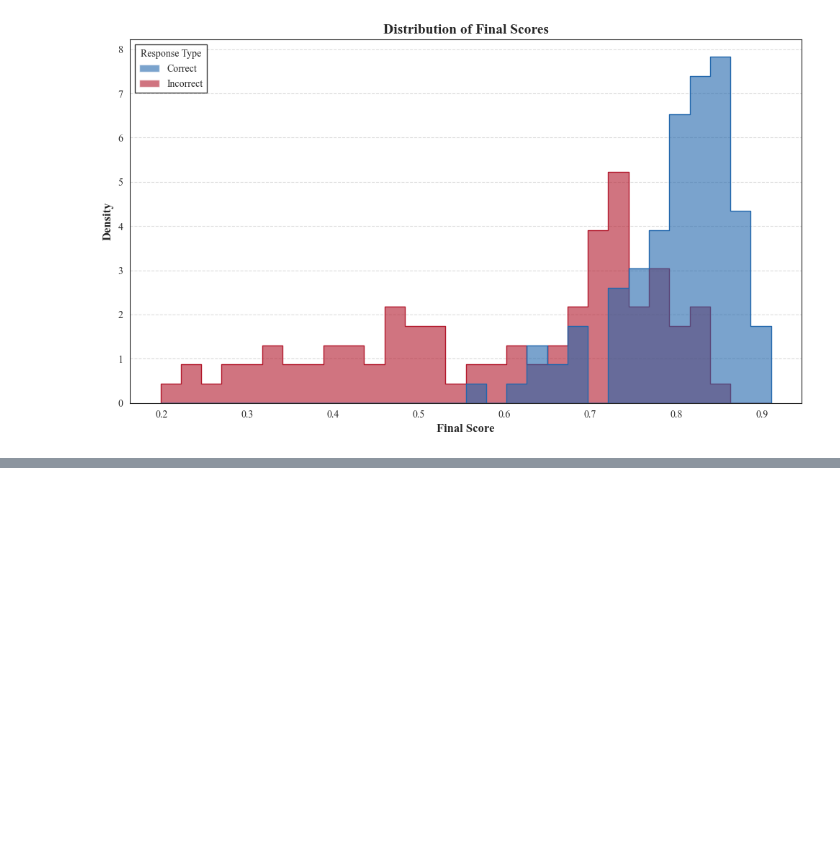
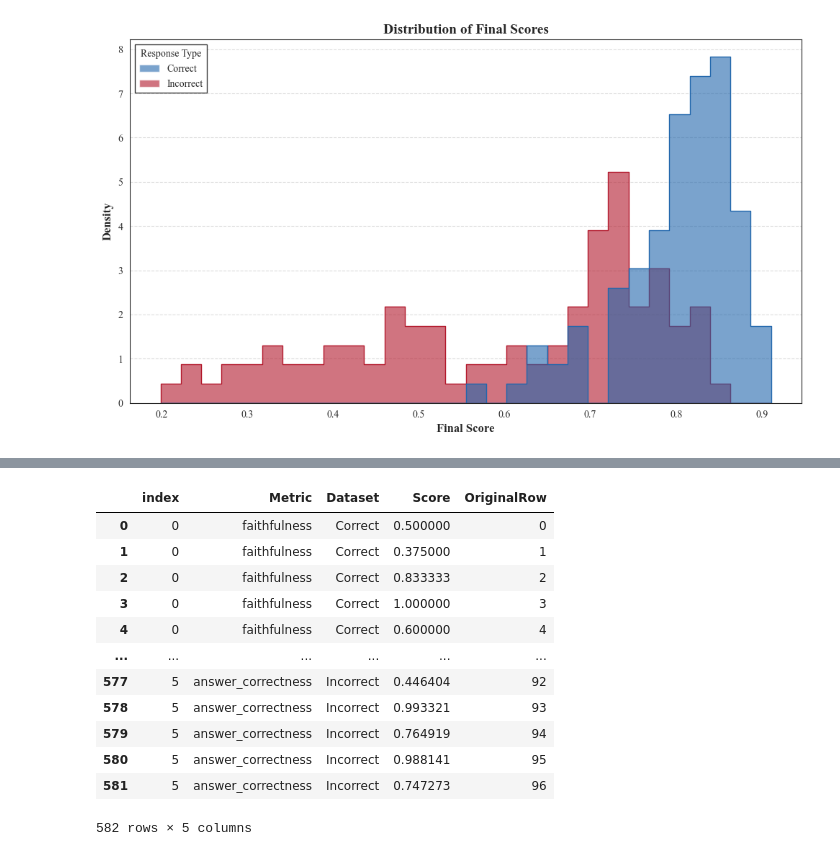
Before and after one commit to KaiLi0822/RAG-LLM-Metric, a Jupyter notebook: notebooks/plotting_ADAMS_vs_RAGAS.ipynb, the cells around one changed output, grey strips where cells are left out. Saved outputs shown, nothing was run; the diff lists cells and outputs as text; code cells hidden in the pictures; blank space fills up the shorter version.

Commit message:
update package and plot

```diff
--- a/notebooks/plotting_ADAMS_vs_RAGAS.ipynb
+++ b/notebooks/plotting_ADAMS_vs_RAGAS.ipynb
@@ -232,0 +244,16 @@ plt.show()
+# %%
+plot_df_expanded
+# %% [output]
+|  | index | Metric | Dataset | Score | OriginalRow |
+| 0 | 0 | faithfulness | Correct | 0.500000 | 0 |
+| 1 | 0 | faithfulness | Correct | 0.375000 | 1 |
+| 2 | 0 | faithfulness | Correct | 0.833333 | 2 |
+| 3 | 0 | faithfulness | Correct | 1.000000 | 3 |
+| 4 | 0 | faithfulness | Correct | 0.600000 | 4 |
+| ... | ... | ... | ... | ... | ... |
+| 577 | 5 | answer_correctness | Incorrect | 0.446404 | 92 |
+| 578 | 5 | answer_correctness | Incorrect | 0.993321 | 93 |
+| 579 | 5 | answer_correctness | Incorrect | 0.764919 | 94 |
+| 580 | 5 | answer_correctness | Incorrect | 0.988141 | 95 |
+| 581 | 5 | answer_correctness | Incorrect | 0.747273 | 96 |
+582 rows × 5 columns
```
Also changed, not shown: parts of 4 cells of this notebook, 6 other files.
